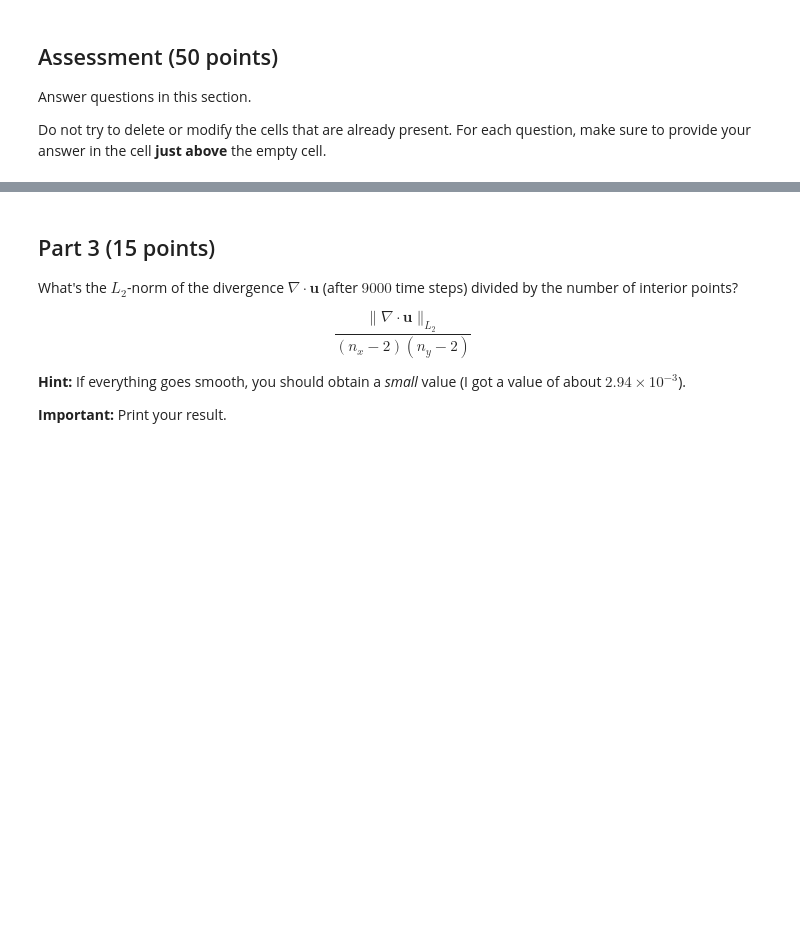
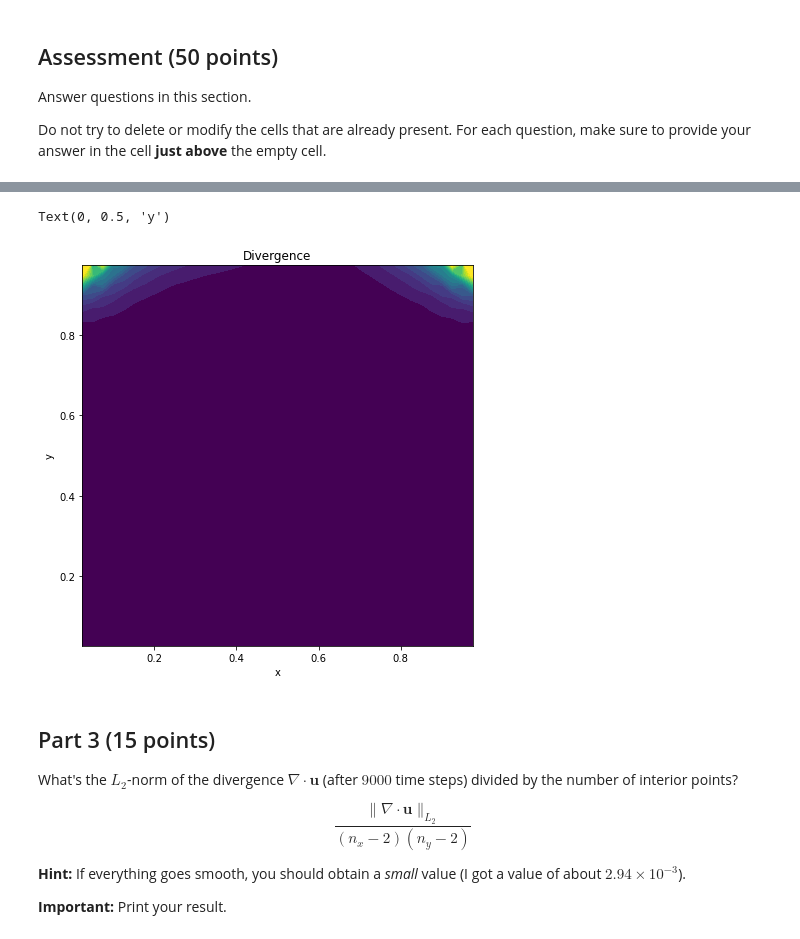
Before and after one commit to myamakaitis/MAE_6286, a Jupyter notebook: Assignments/Hw5/Yamakaitis_HW5.ipynb, the cells around one changed output, grey strips where cells are left out. Drawn from its saved outputs; the diff is of its cells as text; code cells hidden in the pictures; blank space fills up the shorter version.

```diff
--- a/Assignments/Hw5/Yamakaitis_HW5.ipynb
+++ b/Assignments/Hw5/Yamakaitis_HW5.ipynb
@@ -270,3 +434,15 @@ Here is a figure of what your solution should look like:
+# %%
+#-------- Write code --------
+div = CavityFlow.Divergence()
+
+fig, ax = pyp.subplots(1, figsize = (7,7))
+ax.contourf(X[1:-1], Y[1:-1], np.abs(div), levels = 51, vmin = 0, vmax = 1, extend = 'both')
+ax.set_title("Divergence")
+ax.set_xlabel("x")
+ax.set_ylabel("y")
+# %% [output]
+Text(0, 0.5, 'y')
+[figure, added]
 # %% [markdown]
 ## Part 3 (15 points)
 
```
Also changed, not shown: parts of 12 cells of this notebook, 1 other file.
